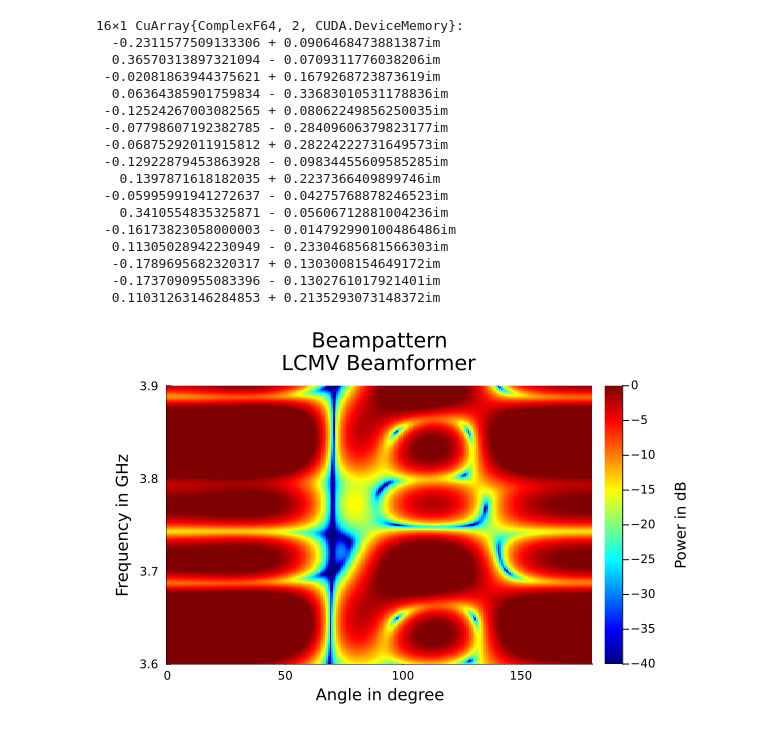
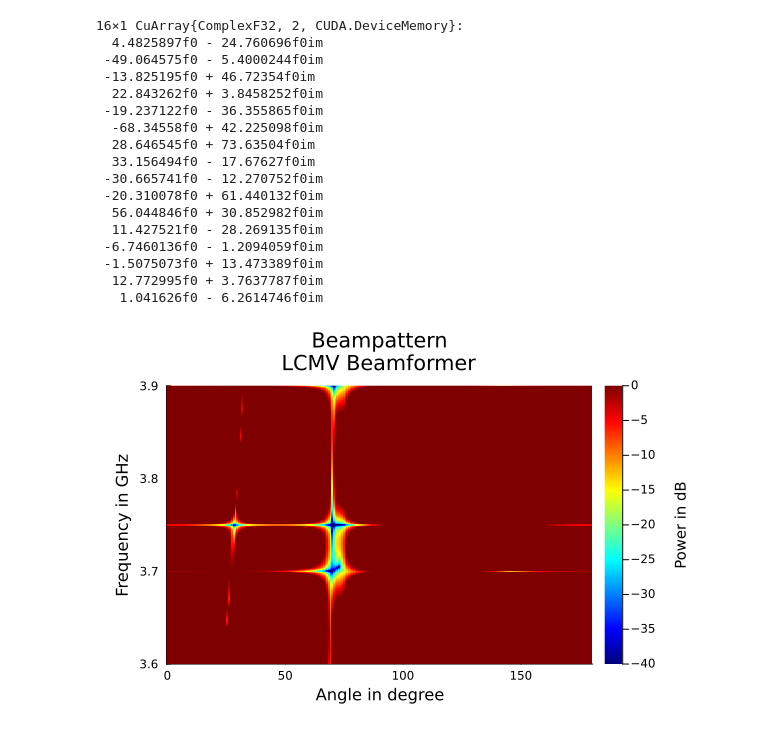
Before and after one commit to Matt266/ArraySignalProcessing.jl, a Jupyter notebook: examples/Wideband.ipynb, the cells around one changed output. Drawn from its saved outputs; the diff is of its cells as text; code cells hidden in the pictures.

Commit message:
quick fix for (spatially) white noise covariacne

```diff
--- a/examples/Wideband.ipynb
+++ b/examples/Wideband.ipynb
@@ -58,51 +58,51 @@ pa = TappedDelayLine(IsotropicArrayManifold(cu([-6e-2, -2e-2, 2e-2, 6e-2])), 4,
 
 # Use the array below to better see the behaviour
 #pa = IsotropicArray(Vector(LinRange(-20e-2, 20e-2, 16)))
 
 # Diagonal loading is applied by adding whitenoise to the correlation matrix
-Snn = diffnoise(pa, 1e-1, 3.75e9) + whitenoise(pa, 1e-2)
+Snn = diffnoise(pa, 1e-6, 3.75e9) + whitenoise(pa, 1e-4, 3.75e9)
 
 # Constraints C set for two directions and 4 freqeuncy bands (as we set 4 taps)
-C = steer(pa, cu(deg2rad.([30 70])), [3.76e9, 3.7e9, 3.8e9, 3.9e9])
+C = steer(pa, cu(deg2rad.([30 70])), Float32.([3.76e9, 3.7e9, 3.8e9, 3.9e9]))
 # Gains; four times repeated for the 4 frequencies
 # the consstrains are set for
 G = repeat([1, 0], 4, 1)
 
 weights = lcmv_weights(cu(Snn), C, cu(G))
 display(weights)
 
 faxis = LinRange(3.6e9, 3.9e9, 1024)
 ϕaxis = LinRange(0, 180, 256)
-#A = steer.(Ref(pa), Ref(deg2rad.(ϕaxis)), faxis)
+#A = steer.(Ref(pa), Ref(cu(collect(deg2rad.(ϕaxis)))), faxis)
 #W = reduce(vcat, Ref(weights') .* A)
 A = steer(pa, cu(deg2rad.(ϕaxis)), faxis)
 W = transpose(reshape(weights' * A, :, length(faxis)))
 WdB = 20*log10.(abs.(W))
 
 using Plots
 import Measures
 p1 = heatmap(ϕaxis, faxis/1e9, Array(WdB), cmap = :jet, clim=(-40, 0))
 plot!(title="Beampattern\nLCMV Beamformer", cbar_title="\nPower in dB", margin=5*Measures.mm)
 xlabel!("Angle in degree")
 ylabel!("Frequency in GHz")
 
 display(p1)
 # %% [output]
-16×1 CuArray{ComplexF64, 2, CUDA.DeviceMemory}:
-  -0.2311577509133306 + 0.0906468473881387im
-  0.36570313897321094 - 0.0709311776038206im
- -0.02081863944375621 + 0.1679268723873619im
-  0.06364385901759834 - 0.33683010531178836im
- -0.12524267003082565 + 0.08062249856250035im
- -0.07798607192382785 - 0.28409606379823177im
- -0.06875292011915812 + 0.28224222731649573im
- -0.12922879453863928 - 0.09834455609585285im
-   0.1397871618182035 + 0.2237366409899746im
- -0.05995991941272637 - 0.04275768878246523im
-   0.3410554835325871 - 0.05606712881004236im
- -0.16173823058000003 - 0.014792990100486486im
-  0.11305028942230949 - 0.23304685681566303im
-  -0.1789695682320317 + 0.1303008154649172im
-  -0.1737090955083396 - 0.1302761017921401im
-  0.11031263146284853 + 0.2135293073148372im
+16×1 CuArray{ComplexF32, 2, CUDA.DeviceMemory}:
+  4.4825897f0 - 24.760696f0im
+ -49.064575f0 - 5.4000244f0im
+ -13.825195f0 + 46.72354f0im
+  22.843262f0 + 3.8458252f0im
+ -19.237122f0 - 36.355865f0im
+  -68.34558f0 + 42.225098f0im
+  28.646545f0 + 73.63504f0im
+  33.156494f0 - 17.67627f0im
+ -30.665741f0 - 12.270752f0im
+ -20.310078f0 + 61.440132f0im
+  56.044846f0 + 30.852982f0im
+  11.427521f0 - 28.269135f0im
+ -6.7460136f0 - 1.2094059f0im
+ -1.5075073f0 + 13.473389f0im
+  12.772995f0 + 3.7637787f0im
+   1.041626f0 - 6.2614746f0im
-[figure, old version]
+[figure, new version]
```
Also changed, not shown: parts of 1 cell of this notebook, 2 other files.
